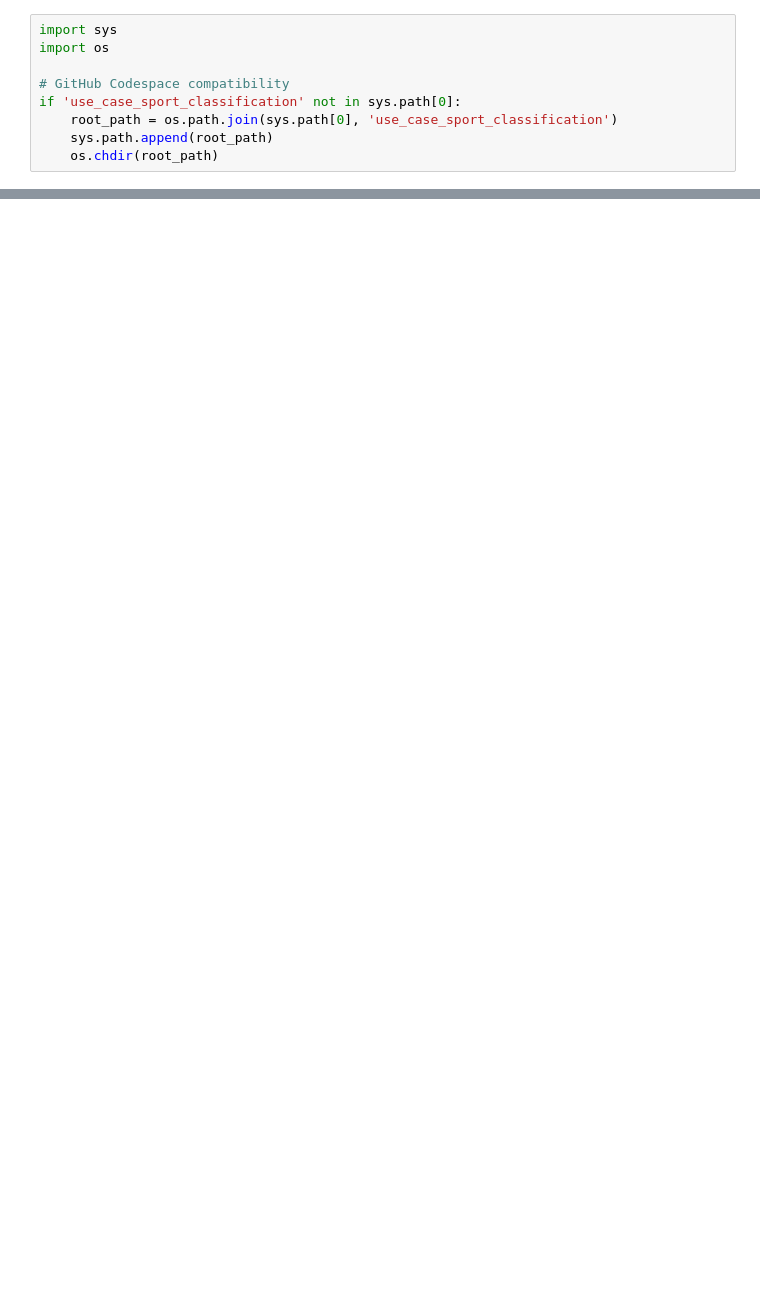
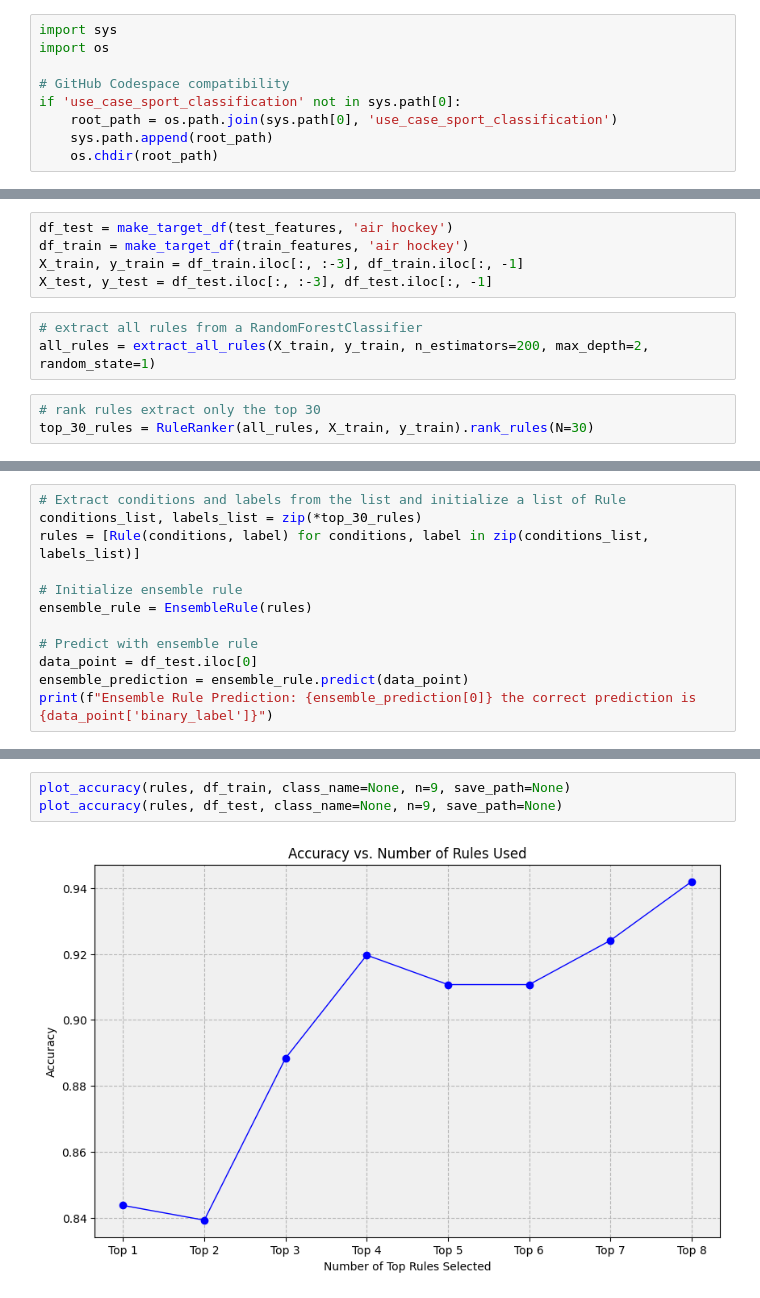
Before and after one commit to HES-XPLAIN/notebooks, a Jupyter notebook: use_case_sport_classification/rules_extraction_demo.ipynb, the cells around one changed output, grey strips where cells are left out. Cells and saved outputs as stored; diff of their text form; blank space fills up the shorter version.

```diff
--- a/use_case_sport_classification/rules_extraction_demo.ipynb
+++ b/use_case_sport_classification/rules_extraction_demo.ipynb
@@ -138,0 +175,11 @@ plot.plot_accuracy(X_val, y_val, class_name = class_dict.get("1"), N=9)
+# %%
+df_test = make_target_df(test_features, 'air hockey')
+df_train = make_target_df(train_features, 'air hockey')
+X_train, y_train = df_train.iloc[:, :-3], df_train.iloc[:, -1]
+X_test, y_test = df_test.iloc[:, :-3], df_test.iloc[:, -1]
+# %%
+# extract all rules from a RandomForestClassifier
+all_rules = extract_all_rules(X_train, y_train, n_estimators=200, max_depth=2, random_state=1)
+# %%
+# rank rules extract only the top 30
+top_30_rules = RuleRanker(all_rules, X_train, y_train).rank_rules(N=30)
@@ -138,0 +194,12 @@ plot.plot_accuracy(X_val, y_val, class_name = class_dict.get("1"), N=9)
+# %%
+# Extract conditions and labels from the list and initialize a list of Rule
+conditions_list, labels_list = zip(*top_30_rules)
+rules = [Rule(conditions, label) for conditions, label in zip(conditions_list, labels_list)]
+
+# Initialize ensemble rule
+ensemble_rule = EnsembleRule(rules)
+
+# Predict with ensemble rule
+data_point = df_test.iloc[0]
+ensemble_prediction = ensemble_rule.predict(data_point)
+print(f"Ensemble Rule Prediction: {ensemble_prediction[0]} the correct prediction is {data_point['binary_label']}")
@@ -138,0 +235,5 @@ plot.plot_accuracy(X_val, y_val, class_name = class_dict.get("1"), N=9)
+# %%
+plot_accuracy(rules, df_train, class_name=None, n=9, save_path=None)
+plot_accuracy(rules, df_test, class_name=None, n=9, save_path=None)
+# %% [output]
+[figure, added]
```
Also changed, not shown: parts of 42 cells of this notebook, 23 other files.
